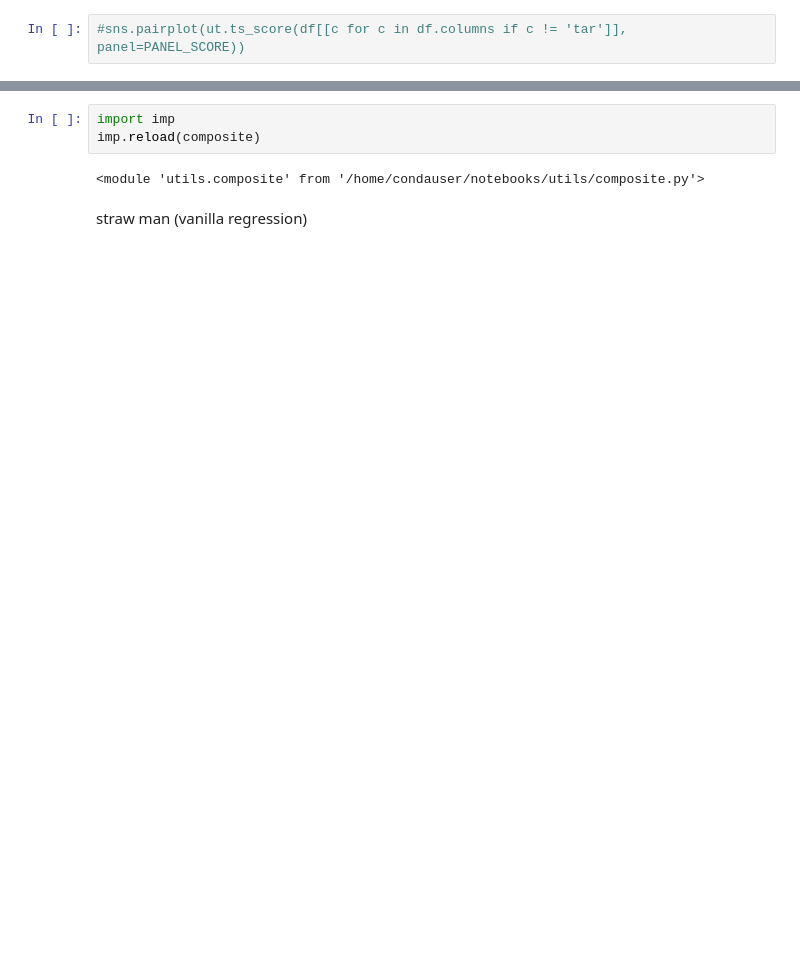
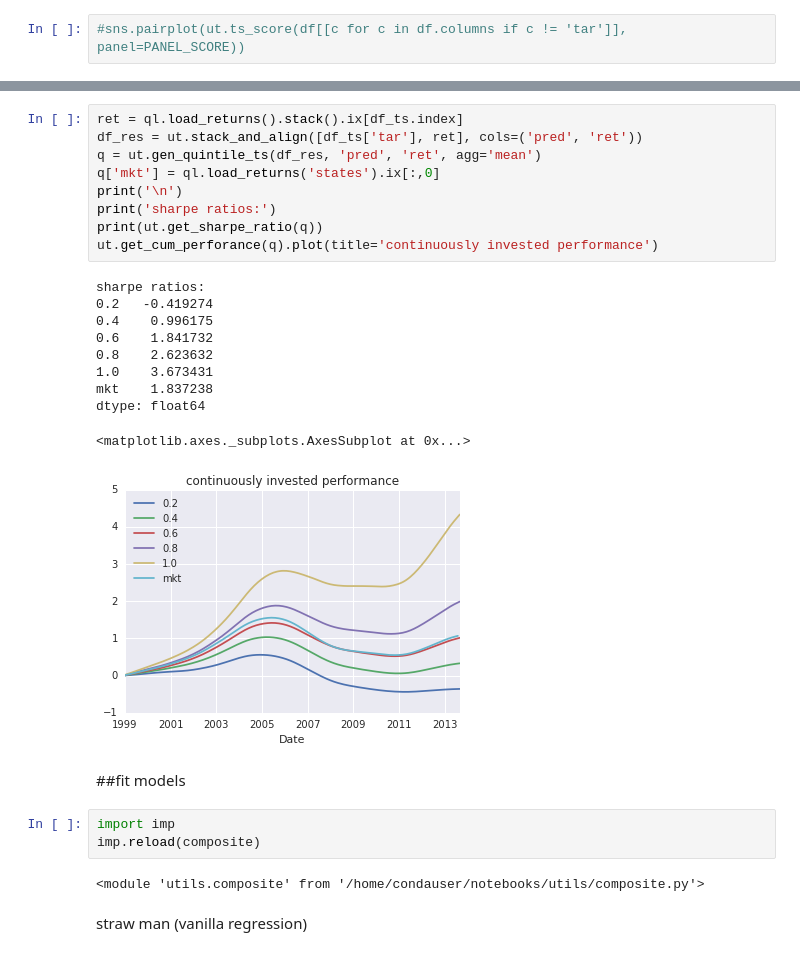
Before and after one commit to rhouck/re, a Jupyter notebook: build model.ipynb, the cells around one changed output, grey strips where cells are left out. Saved outputs shown, nothing was run; the diff lists cells and outputs as text; blank space fills up the shorter version.

Commit message:
added perfect foresight models

```diff
--- a/build model.ipynb
+++ b/build model.ipynb
@@ -208,3 +243,25 @@ df.head()
+# %%
+ret = ql.load_returns().stack().ix[df_ts.index]
+df_res = ut.stack_and_align([df_ts['tar'], ret], cols=('pred', 'ret'))
+q = ut.gen_quintile_ts(df_res, 'pred', 'ret', agg='mean')
+q['mkt'] = ql.load_returns('states').ix[:,0]
+print('\n')
+print('sharpe ratios:')
+print(ut.get_sharpe_ratio(q))
+ut.get_cum_perforance(q).plot(title='continuously invested performance')
+# %% [output]
+sharpe ratios:
+0.2   -0.419274
+0.4    0.996175
+0.6    1.841732
+0.8    2.623632
+1.0    3.673431
+mkt    1.837238
+dtype: float64
+<matplotlib.axes._subplots.AxesSubplot at 0x...>
+[figure, added]
+# %% [markdown]
+##fit models
 # %%
 import imp
 imp.reload(composite)
```
Also changed, not shown: parts of 14 cells of this notebook, 1 other file.
